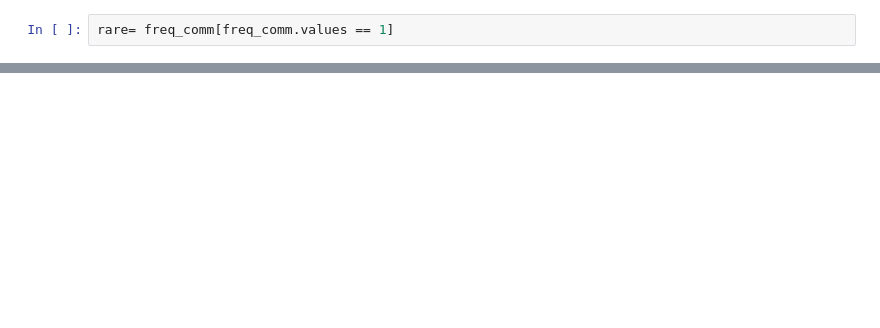
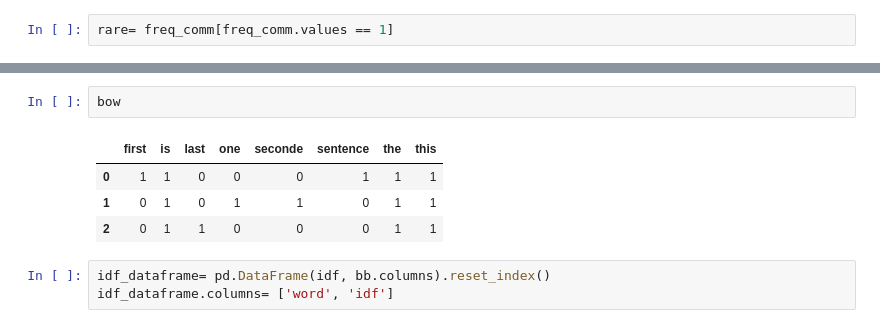
Before and after one commit to Fabiano23/NLP, a Jupyter notebook: tweeter/tweets_sentiment_classification.ipynb, the cells around one changed output, grey strips where cells are left out. Drawn from its saved outputs; the diff is of its cells as text; blank space fills up the shorter version.

```diff
--- a/tweeter/tweets_sentiment_classification.ipynb
+++ b/tweeter/tweets_sentiment_classification.ipynb
@@ -659,0 +940,10 @@ df.head()
+# %%
+bow
+# %% [output]
+|  | first | is | last | one | seconde | sentence | the | this |
+| 0 | 1 | 1 | 0 | 0 | 0 | 1 | 1 | 1 |
+| 1 | 0 | 1 | 0 | 1 | 1 | 0 | 1 | 1 |
+| 2 | 0 | 1 | 1 | 0 | 0 | 0 | 1 | 1 |
+# %%
+idf_dataframe= pd.DataFrame(idf, bb.columns).reset_index()
+idf_dataframe.columns= ['word', 'idf']
```
Also changed, not shown: parts of 92 cells of this notebook.
